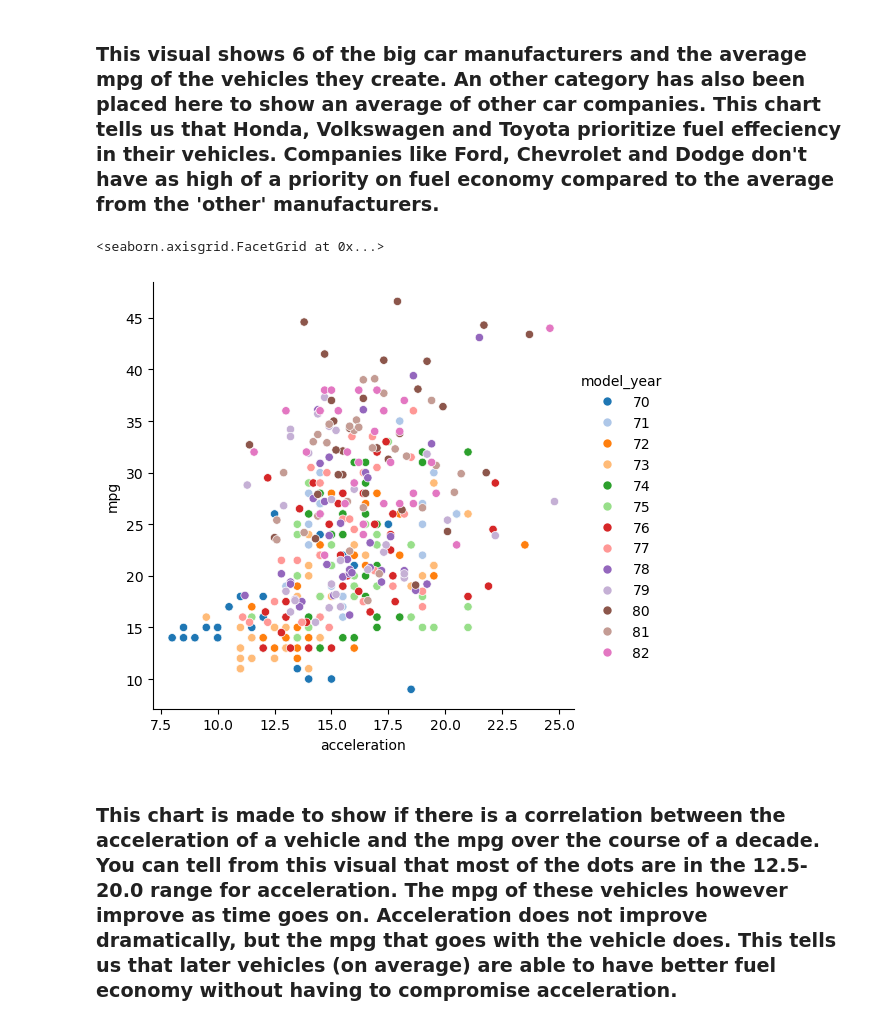
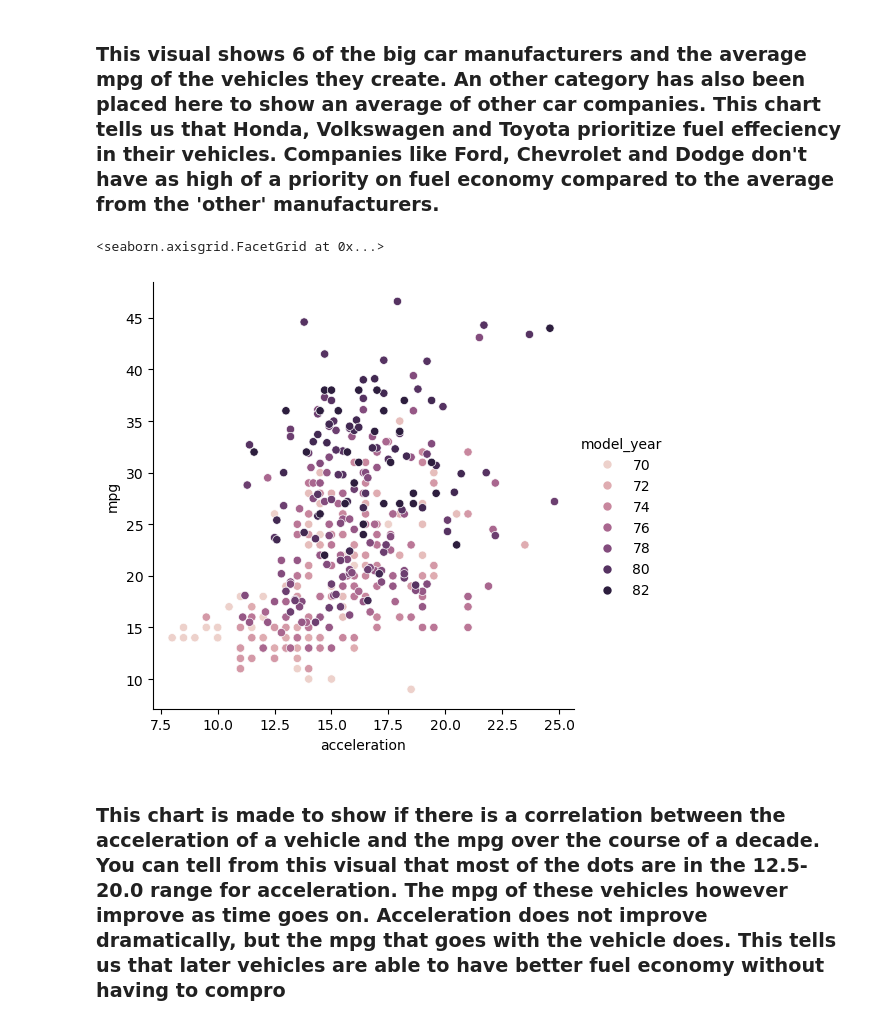
Before and after one commit to derrickwhite421-ctrl/mpg.analysis, a Jupyter notebook: Python Project.ipynb, the cells around one changed output. Cells and saved outputs as stored; diff of their text form; code cells hidden in the pictures.

```diff
--- a/Python Project.ipynb
+++ b/Python Project.ipynb
@@ -71,9 +71,9 @@ sns.catplot(data=mpg, x="make", y="mpg", kind='bar', hue="make", estimator='aver
 # %% [markdown]
 ### This visual shows 6 of the big car manufacturers and the average mpg of the vehicles they create. An other category has also been placed here to show an average of other car companies. This chart tells us that Honda, Volkswagen and Toyota prioritize fuel effeciency in their vehicles. Companies like Ford, Chevrolet and Dodge don't have as high of a priority on fuel economy compared to the average from the 'other' manufacturers.
 # %%
-sns.relplot(data=mpg, x="acceleration", y="mpg", hue="model_year", palette='tab20')
+sns.relplot(data=mpg, x="acceleration", y="mpg", hue="model_year")
 # %% [output]
 <seaborn.axisgrid.FacetGrid at 0x...>
-[figure, old version]
+[figure, new version]
 # %% [markdown]
-### This chart is made to show if there is a correlation between the acceleration of a vehicle and the mpg over the course of a decade. You can tell from this visual that most of the dots are in the 12.5-20.0 range for acceleration. The mpg of these vehicles however improve as time goes on. Acceleration does not improve dramatically, but the mpg that goes with the vehicle does. This tells us that later vehicles (on average) are able to have better fuel economy without having to compromise acceleration.
+### This chart is made to show if there is a correlation between the acceleration of a vehicle and the mpg over the course of a decade. You can tell from this visual that most of the dots are in the 12.5-20.0 range for acceleration. The mpg of these vehicles however improve as time goes on. Acceleration does not improve dramatically, but the mpg that goes with the vehicle does. This tells us that later vehicles are able to have better fuel economy without having to compro
```
Also changed, not shown: parts of 2 cells of this notebook.
